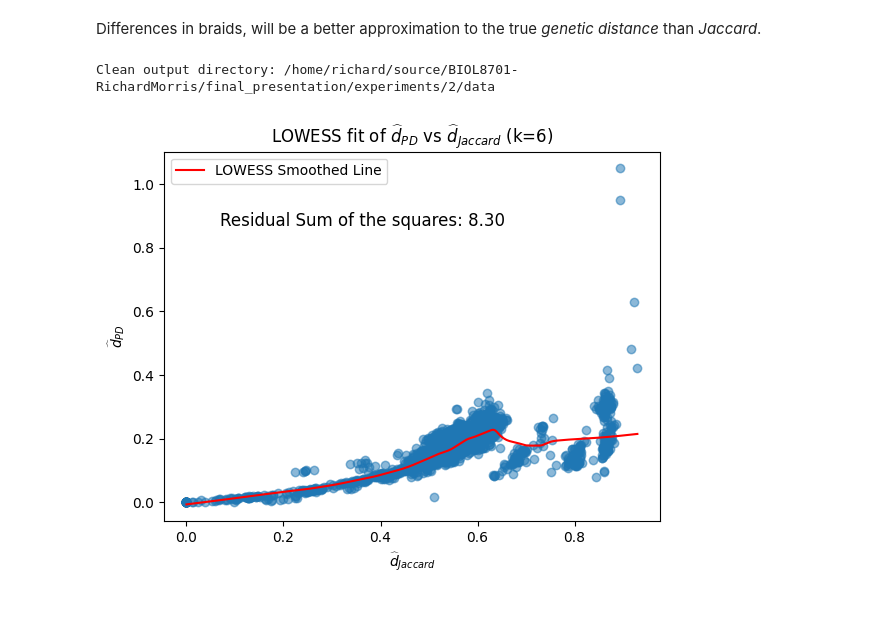
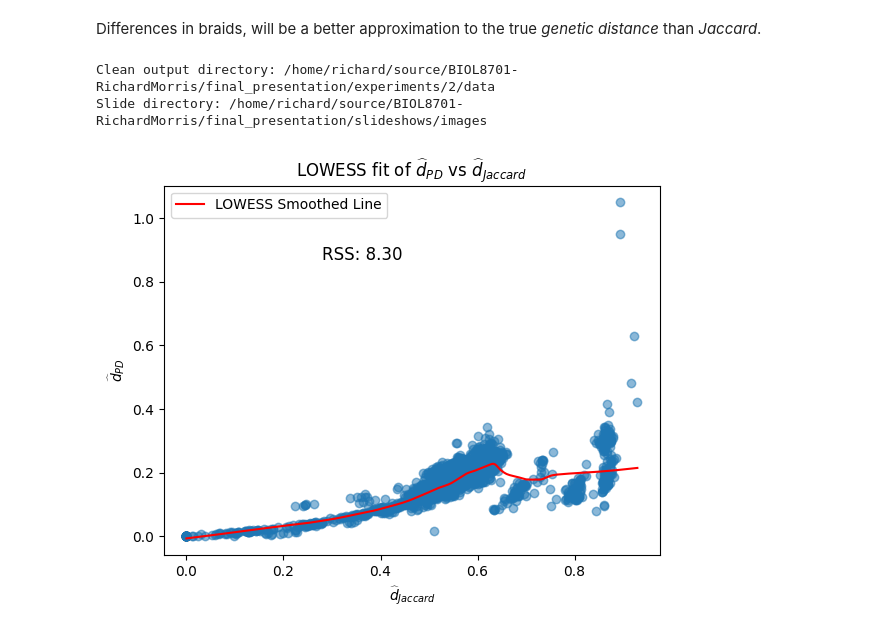
Before and after one commit to khiron/slideshows, a Jupyter notebook: experiments/2/experiment2.ipynb, the cells around one changed output. Drawn from its saved outputs; the diff is of its cells as text; code cells hidden in the pictures.

```diff
--- a/experiments/2/experiment2.ipynb
+++ b/experiments/2/experiment2.ipynb
@@ -12,13 +12,16 @@ random.seed(41)
 # Define your input and output directories
 fasta_dir = Path("../data/mammals")
 output_dir = Path("./data")
+slide_dir = Path("../../slideshows/images")
 json_outfile = output_dir / "human_chimp_pairs.json"
 
 shutil.rmtree(output_dir, ignore_errors=True)
 output_dir.mkdir(exist_ok=True)
 print (f"Clean output directory: {output_dir.resolve()}")
+print (f"Slide directory: {slide_dir.resolve()}")
 # %% [output]
 Clean output directory: /home/richard/source/BIOL8701-RichardMorris/final_presentation/experiments/2/data
+Slide directory: /home/richard/source/BIOL8701-RichardMorris/final_presentation/slideshows/images
 # %%
 import cogent3
 import statsmodels.api as sm
@@ -43,34 +46,34 @@ JC69_unsorted = JC69_dist.array.flatten()
 Jaccard_unsorted = calculate_jaccard(default_kmer_size, alignment)
 sorted_indicies = np.argsort(Jaccard_unsorted)
 
 Jaccard_sorted = Jaccard_unsorted[sorted_indicies]
 JC69_sorted = JC69_unsorted[sorted_indicies]
 
 
 # Fit the LOWESS model
 lowess = sm.nonparametric.lowess
 lowess_unsorted = lowess(JC69_unsorted, Jaccard_unsorted, frac=0.3, return_sorted=False)  # Adjust frac as needed
 lowess_sorted = lowess_unsorted[sorted_indicies]
 
 # Calculate the sum of square differences
 sum_of_square_differences = np.sum((JC69_sorted - lowess_sorted) ** 2)
 
 plt.scatter(Jaccard_sorted, JC69_sorted, alpha=0.3)
 plt.plot(Jaccard_sorted, lowess_sorted, color='red', label='LOWESS Smoothed Line')
 est_jc69 = "$\\widehat d_{PD}$"
 est_jac = "$\\widehat d_{Jaccard}$"
 plt.xlabel(est_jac)
 plt.ylabel(est_jc69)
-plt.title(f"LOWESS fit of {est_jc69} vs {est_jac} (k={default_kmer_size})") #\n {ensembl_id} homologues in {alignment.num_seqs} mammalian sequences
+plt.title(f"LOWESS fit of {est_jc69} vs {est_jac}") #\n {ensembl_id} homologues in {alignment.num_seqs} mammalian sequences
 plt.legend()
 
 # Add the sum of square differences as an annotation
-plt.annotate(f'Residual Sum of the squares: {sum_of_square_differences:.2f}',
+plt.annotate(f'RSS: {sum_of_square_differences:.2f}',
              xy=(0.4, 0.8), xycoords='axes fraction', fontsize=12, ha='center')
 
 
 # save the plot to the msa_tools output directory and show it in the notebook
-plt.savefig(f'../../slideshows/images/{ensembl_id}PD_vs_jaccard_k{default_kmer_size}_LOWESS_fit.png')
+plt.savefig(slide_dir / f'PD_vs_jaccard_LOWESS_fit.png')
 plt.show()
 # %% [output]
-[figure, old version]
+[figure, new version]
```
Also changed, not shown: parts of 3 cells of this notebook, 3 other files.
